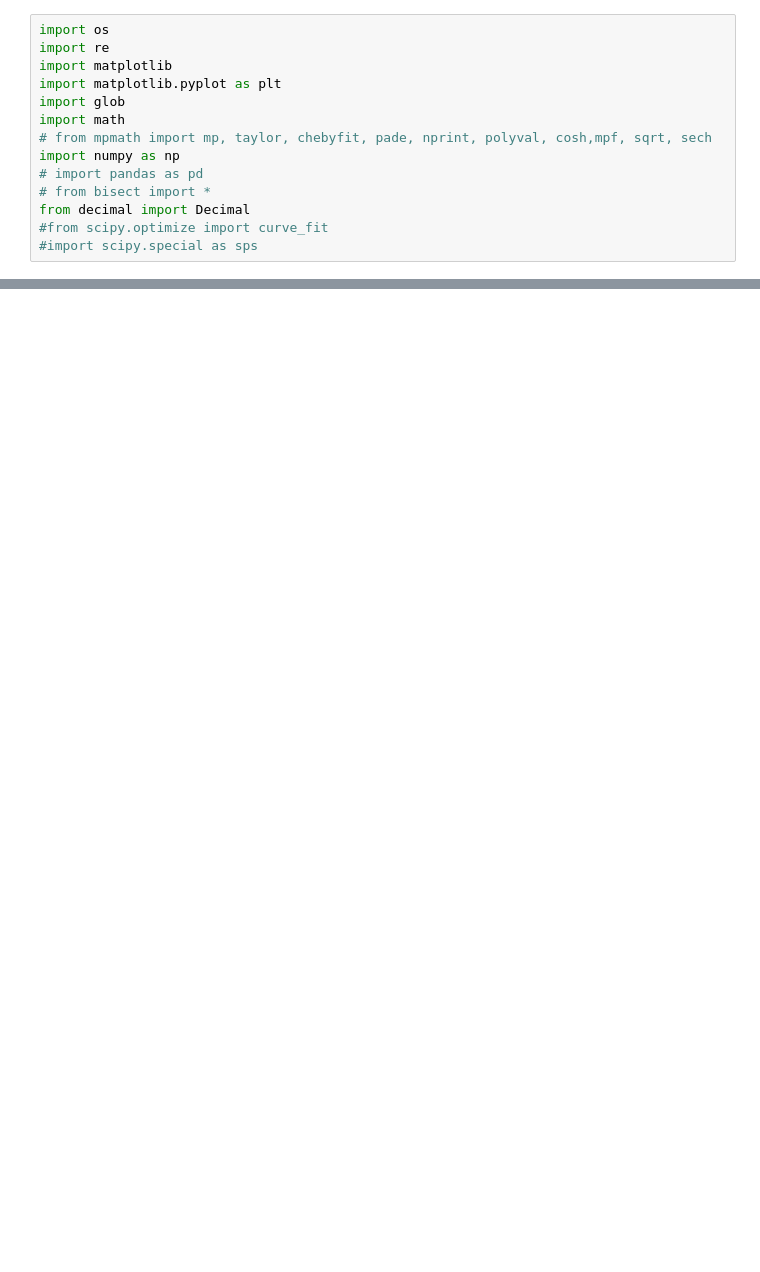
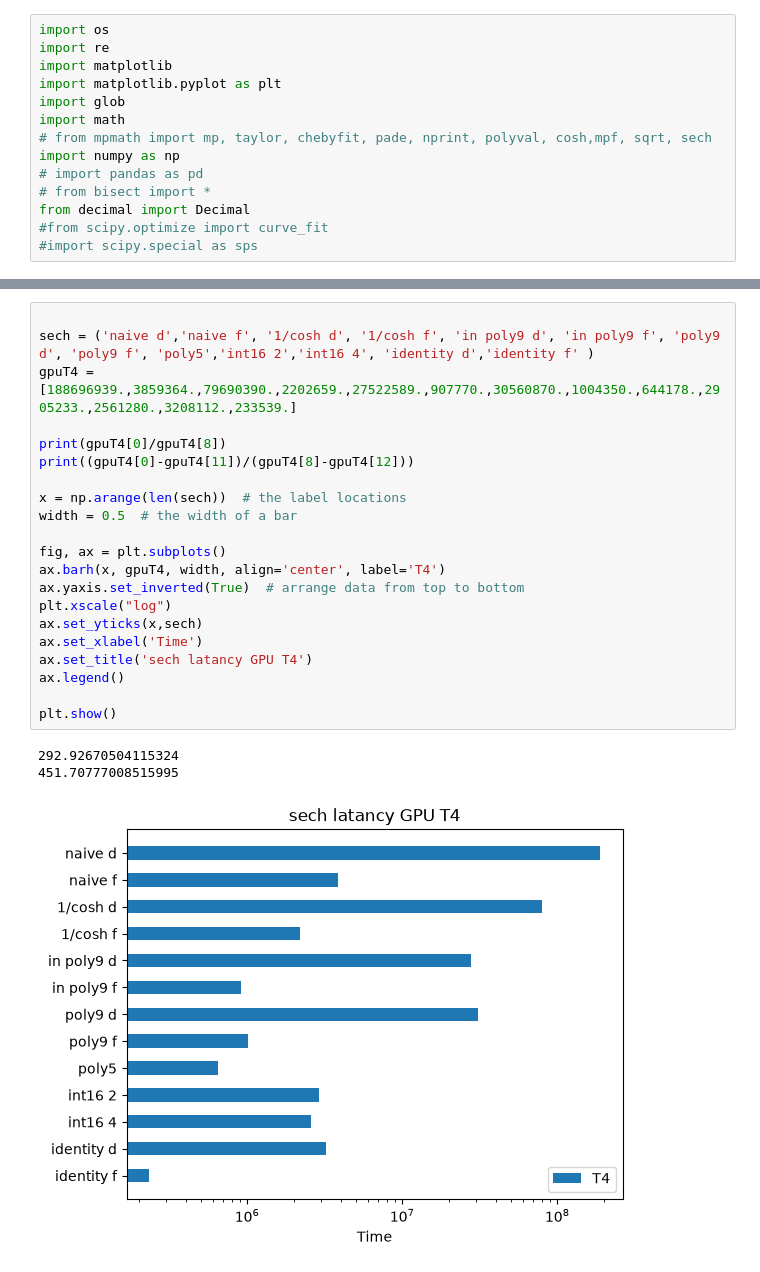
Before and after one commit to VinInn/pyTools, a Jupyter notebook: sechSpeed.ipynb, the cells around one changed output, grey strips where cells are left out. Drawn from its saved outputs; the diff is of its cells as text; blank space fills up the shorter version.

```diff
--- a/sechSpeed.ipynb
+++ b/sechSpeed.ipynb
@@ -54,0 +61,25 @@ plt.show()
+# %%
+
+sech = ('naive d','naive f', '1/cosh d', '1/cosh f', 'in poly9 d', 'in poly9 f', 'poly9 d', 'poly9 f', 'poly5','int16 2','int16 4', 'identity d','identity f' )
+gpuT4 = [188696939.,3859364.,79690390.,2202659.,27522589.,907770.,30560870.,1004350.,644178.,2905233.,2561280.,3208112.,233539.]
+
+print(gpuT4[0]/gpuT4[8])
+print((gpuT4[0]-gpuT4[11])/(gpuT4[8]-gpuT4[12]))
+
+x = np.arange(len(sech))  # the label locations
+width = 0.5  # the width of a bar
+
+fig, ax = plt.subplots()
+ax.barh(x, gpuT4, width, align='center', label='T4')
+ax.yaxis.set_inverted(True)  # arrange data from top to bottom
+plt.xscale("log")
+ax.set_yticks(x,sech)
+ax.set_xlabel('Time')
+ax.set_title('sech latancy GPU T4')
+ax.legend()
+
+plt.show()
+# %% [output]
+292.92670504115324
+451.70777008515995
+[figure, added]
```
Also changed, not shown: parts of 1 cell of this notebook.
